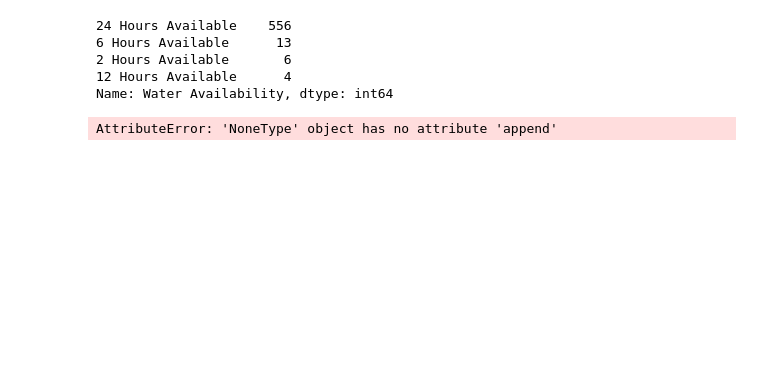
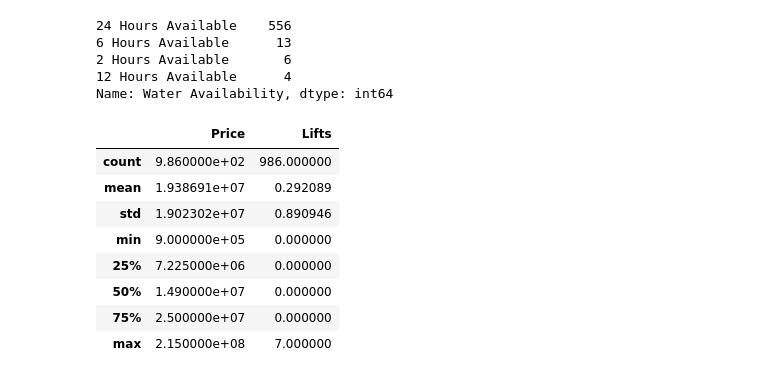
Before and after one commit to lBRAHIM8323/House-Price-Predictor, a Jupyter notebook: Jupyter Notebook.ipynb, the cells around one changed output. Cells and saved outputs as stored; diff of their text form; code cells hidden in the pictures; blank space fills up the shorter version.

```diff
--- a/Jupyter Notebook.ipynb
+++ b/Jupyter Notebook.ipynb
@@ -198,19 +222,16 @@ df["Water Availability"].value_counts()
 12 Hours Available      4
 Name: Water Availability, dtype: int64
 # %%
-df["Capet Area"] = df["Carpet Area"].fillna(0)
+# df["Capet Area"] = df["Carpet Area"].fillna(0)
 # %%
-Carpet_Area = []
-a = df["Carpet Area"]
-for items in a:
-    if "sqyrd" in items:
-        items = items.split("sqyrd")
-        items = round(int(items[0]) * 0.836)
-
-    elif "sqm" in items:
-        items = items.split("sqm")
-        items = items[0]
-
-    Carpet_Area = Carpet_Area.append(items)
+df.describe()
 # %% [output]
-AttributeError: 'NoneType' object has no attribute 'append'
+|  | Price | Lifts |
+| count | 9.860000e+02 | 986.000000 |
+| mean | 1.938691e+07 | 0.292089 |
+| std | 1.902302e+07 | 0.890946 |
+| min | 9.000000e+05 | 0.000000 |
+| 25% | 7.225000e+06 | 0.000000 |
+| 50% | 1.490000e+07 | 0.000000 |
+| 75% | 2.500000e+07 | 0.000000 |
+| max | 2.150000e+08 | 7.000000 |
```
Also changed, not shown: parts of 25 cells of this notebook.
